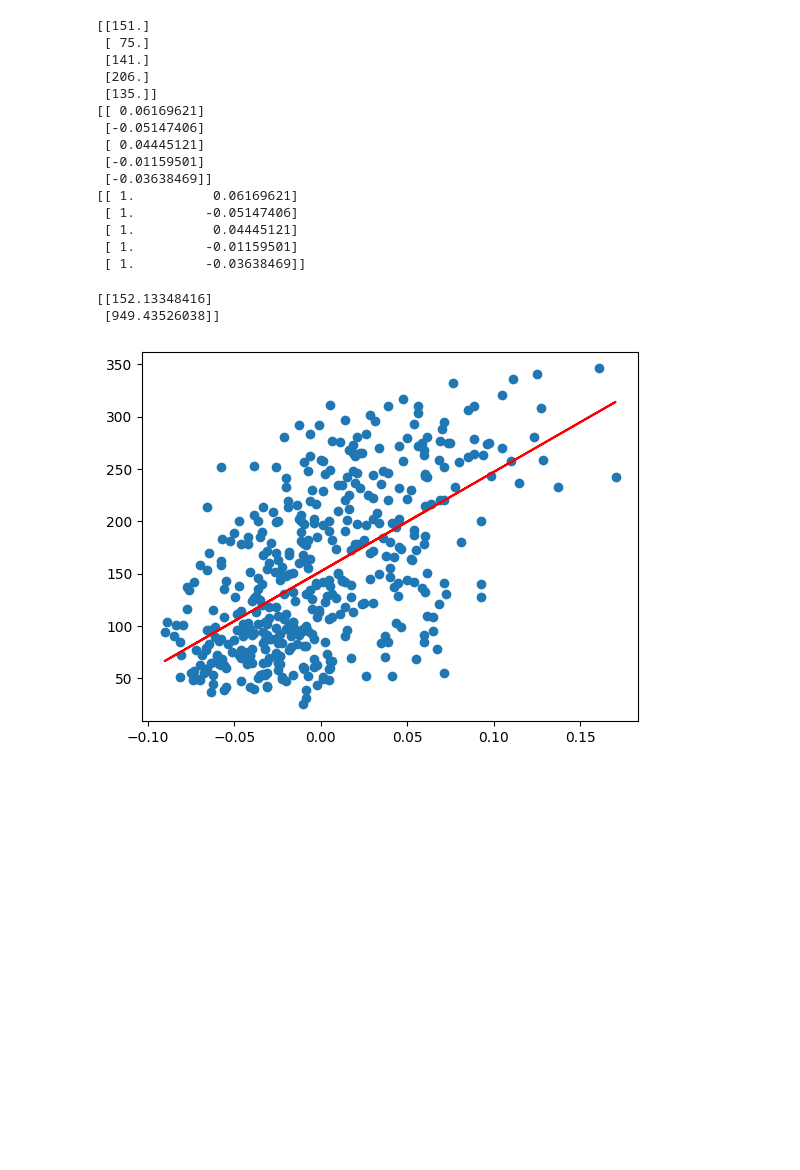
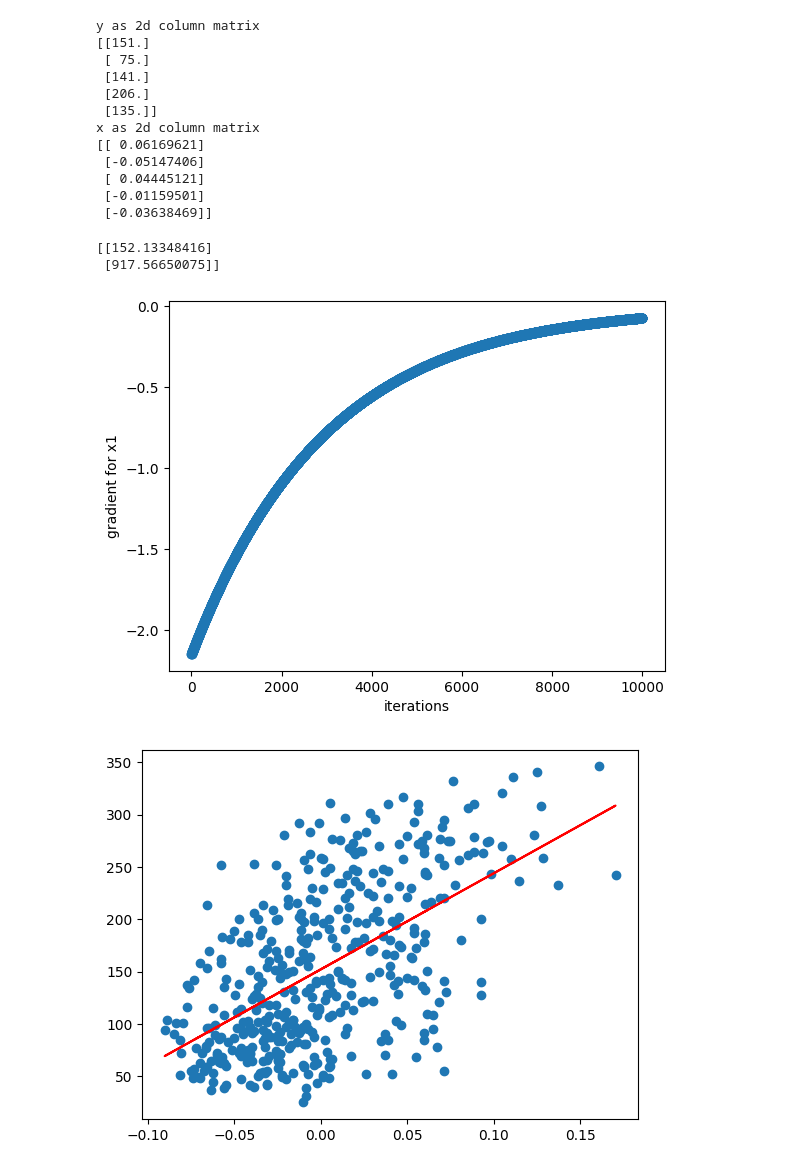
Before and after one commit to aniketmore311/ML_pracs, a Jupyter notebook: 1_simple_linear_regression/linear_regression.ipynb, the cells around one changed output. Saved outputs shown, nothing was run; the diff lists cells and outputs as text; code cells hidden in the pictures; blank space fills up the shorter version.

```diff
--- a/1_simple_linear_regression/linear_regression.ipynb
+++ b/1_simple_linear_regression/linear_regression.ipynb
@@ -105,44 +83,40 @@ plt.show()
 
 y = df[y_label].to_numpy().reshape(m,1)
 
-# y as 2d column matrix
+print("y as 2d column matrix")
 print(y[:5,:])
 
-# x as column matrix
 X = df[x_label].to_numpy().reshape(m,1)
-
+print("x as 2d column matrix")
 print(X[:5,:])
-
-# adding 1 to x
-X_new = np.hstack((np.ones((m,1)), X))
-print(X_new[:5,:])
 # %% [output]
+y as 2d column matrix
 [[151.]
  [ 75.]
  [141.]
  [206.]
  [135.]]
+x as 2d column matrix
 [[ 0.06169621]
  [-0.05147406]
  [ 0.04445121]
  [-0.01159501]
  [-0.03638469]]
-[[ 1.          0.06169621]
- [ 1.         -0.05147406]
- [ 1.          0.04445121]
- [ 1.         -0.01159501]
- [ 1.         -0.03638469]]
 # %%
-# analytical method
-theta_best = np.linalg.inv(X_new.T.dot(X_new)).dot(X_new.T).dot(y)
-print(theta_best)
-y_pred = X_new.dot(theta_best)
+### oop
+linear_reg = LinearRegression(0.15, 10000)
+params = linear_reg.fit(X,y)
+print(params)
+linear_reg.print_grad_plot()
+
+y_pred = linear_reg.predict(X)
 
 # plotting
 plt.scatter(X,y)
 plt.plot(X,y_pred, color="red")
 plt.show()
 # %% [output]
 [[152.13348416]
- [949.43526038]]
+ [917.56650075]]
-[figure, old version]
+[figure, new version]
+[figure, added]
```
Also changed, not shown: parts of 7 cells of this notebook, 1 other file.
